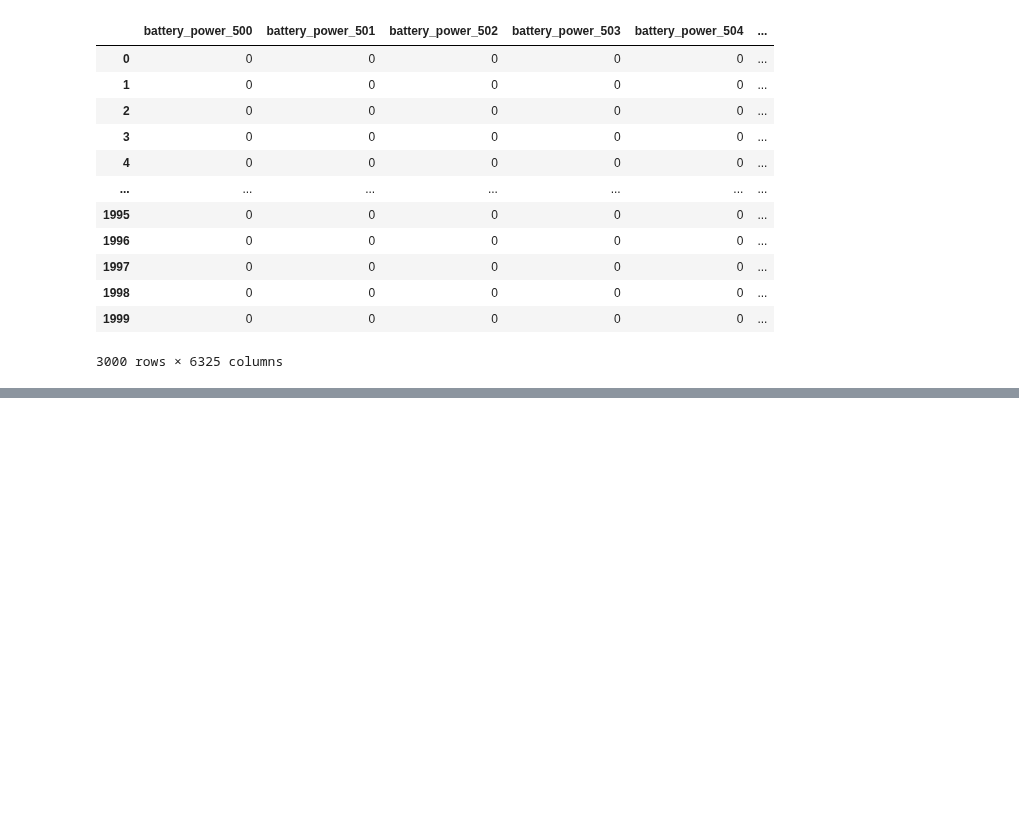
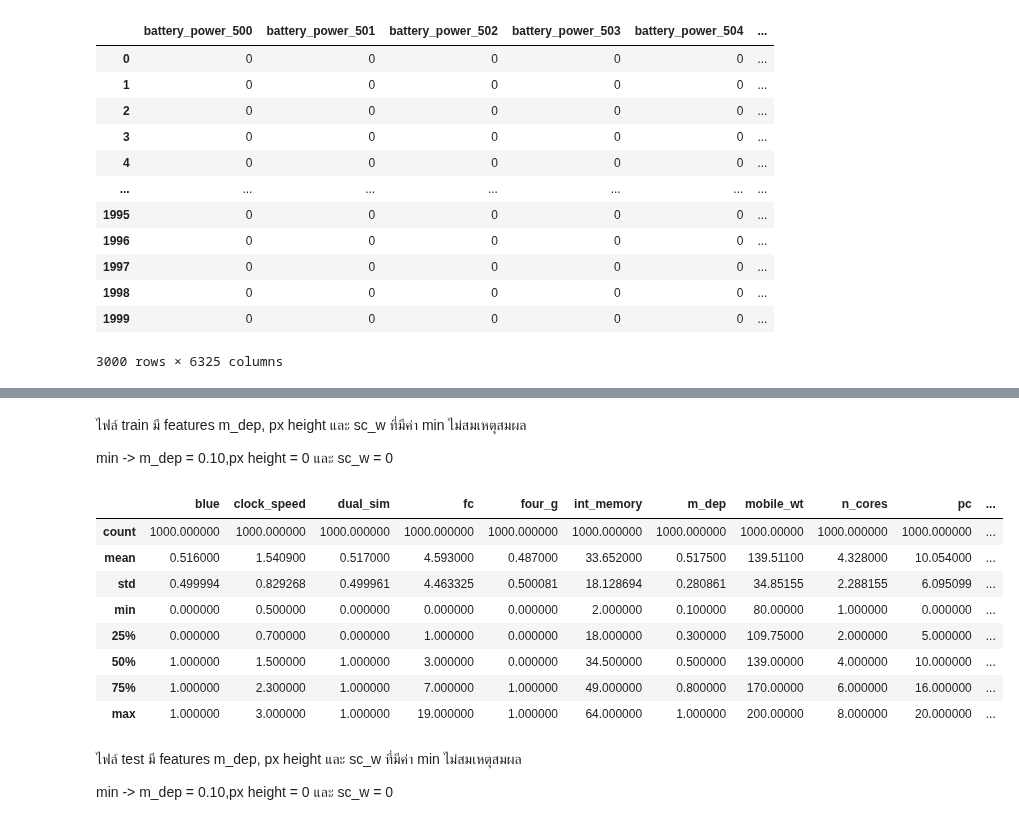
Before and after one commit to sucheerarighthere/bsc_dpdm22, a Jupyter notebook: Project.ipynb, the cells around one changed output, grey strips where cells are left out. Saved outputs shown, nothing was run; the diff lists cells and outputs as text; code cells hidden in the pictures; blank space fills up the shorter version.

```diff
--- a/Project.ipynb
+++ b/Project.ipynb
@@ -449,0 +611,2 @@ rules
+# %%
+test = test.iloc[:,1:]
@@ -449,0 +633,20 @@ rules
+# %% [markdown]
+ไฟล์ train มี features m_dep, px height และ sc_w ที่มีค่า min ไม่สมเหตุสมผล
+
+min -> m_dep = 0.10,px height = 0 และ sc_w = 0
+# %%
+test.describe()
+# %% [output]
+|  | blue | clock_speed | dual_sim | fc | four_g | int_memory | m_dep | mobile_wt | n_cores | pc | ... |
+| count | 1000.000000 | 1000.000000 | 1000.000000 | 1000.000000 | 1000.000000 | 1000.000000 | 1000.000000 | 1000.00000 | 1000.000000 | 1000.000000 | ... |
+| mean | 0.516000 | 1.540900 | 0.517000 | 4.593000 | 0.487000 | 33.652000 | 0.517500 | 139.51100 | 4.328000 | 10.054000 | ... |
+| std | 0.499994 | 0.829268 | 0.499961 | 4.463325 | 0.500081 | 18.128694 | 0.280861 | 34.85155 | 2.288155 | 6.095099 | ... |
+| min | 0.000000 | 0.500000 | 0.000000 | 0.000000 | 0.000000 | 2.000000 | 0.100000 | 80.00000 | 1.000000 | 0.000000 | ... |
+| 25% | 0.000000 | 0.700000 | 0.000000 | 1.000000 | 0.000000 | 18.000000 | 0.300000 | 109.75000 | 2.000000 | 5.000000 | ... |
+| 50% | 1.000000 | 1.500000 | 1.000000 | 3.000000 | 0.000000 | 34.500000 | 0.500000 | 139.00000 | 4.000000 | 10.000000 | ... |
+| 75% | 1.000000 | 2.300000 | 1.000000 | 7.000000 | 1.000000 | 49.000000 | 0.800000 | 170.00000 | 6.000000 | 16.000000 | ... |
+| max | 1.000000 | 3.000000 | 1.000000 | 19.000000 | 1.000000 | 64.000000 | 1.000000 | 200.00000 | 8.000000 | 20.000000 | ... |
+# %% [markdown]
+ไฟล์ test มี features m_dep, px height และ sc_w ที่มีค่า min ไม่สมเหตุสมผล
+
+min -> m_dep = 0.10,px height = 0 และ sc_w = 0
```
Also changed, not shown: parts of 56 cells of this notebook.
